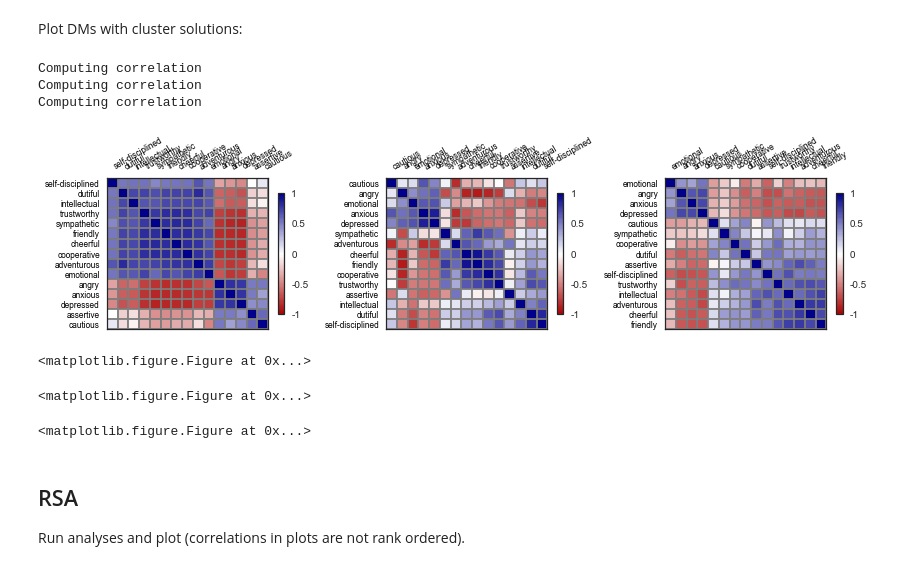
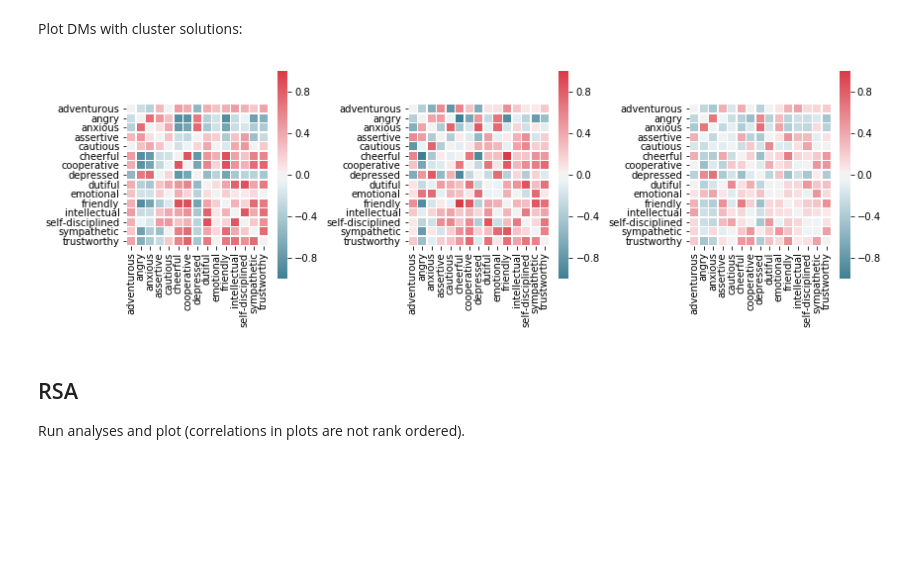
Before and after one commit to rystoli/rystoli.github.io, a Jupyter notebook: files/tl_study2.ipynb, the cells around one changed output. Cells and saved outputs as stored; diff of their text form; code cells hidden in the pictures; blank space fills up the shorter version.

```diff
--- a/files/tl_study2.ipynb
+++ b/files/tl_study2.ipynb
@@ -12,7 +12,12 @@ import statsmodels.api as sm
 from statsmodels.stats.mediation import Mediation
 import matplotlib.pyplot as plt
 import seaborn as sns
-from biokit.viz import corrplot
+
+def vec_rescale(vec, new_min, new_max):
+    '''
+    Rescale vector to new min and max value
+    '''
+    return (new_max - new_min) / ( max(vec) - min(vec) ) * (vec - max(vec)) + new_max
 # %% [markdown]
 ## Data prep
 
@@ -24,39 +29,39 @@ faces_raw = pd.pivot_table(pd.read_csv('./faces1_raw.csv'),
                        columns = 'Name',
                        values = 'Rating',
                        aggfunc = np.mean)
-facesDM = pdist(faces_raw.transpose(),metric='correlation')
+facesDM = 1 - pdist(faces_raw.transpose(),metric='correlation')
 
 # TraitCorrelations1 task - Subjective DM
 subjective_raw = pd.pivot_table(pd.read_csv('./traitcorr1_raw.csv'),
                        index = 'trait_pair',
                        values = 'similarity',
                        aggfunc = np.mean)
-subjectiveDM = (subjective_raw['similarity'].values - 8) * -1 #reverse code
+subjectiveDM = subjective_raw['similarity']
 
 # NEOPI Facets - Objective DM
 objective_raw = pd.read_csv('./facets_US.csv', index_col='SubjID')
-objectiveDM = pdist(objective_raw.transpose(),metric='correlation')
+objectiveDM = 1 - pdist(objective_raw.transpose(),metric='correlation')
 
 # Combine data
-fso = pd.DataFrame([ 1 - facesDM, 1 - subjectiveDM, 1 - objectiveDM ],
+fso = pd.DataFrame([ facesDM, subjectiveDM, objectiveDM ],
                   ['Faces','Subjective','Objective']).transpose()
 # %% [markdown]
 Plot DMs with cluster solutions:
 # %%
-# plot DMs
-fig, axs = plt.subplots(ncols=3,figsize=(12,3))
+# plot settings
+fig, axs = plt.subplots(ncols=3,figsize=(12,4))
 labels = faces_raw.columns.values
-corrplot.Corrplot(pd.DataFrame(squareform(fso['Faces']),columns=labels)).plot(method='color', ax=axs[0])
-corrplot.Corrplot(pd.DataFrame(squareform(fso['Subjective']),columns=labels)).plot(method='color', ax=axs[1])
-corrplot.Corrplot(pd.DataFrame(squareform(fso['Objective']),columns=labels)).plot(method='color', ax=axs[2])
+cmap = sns.diverging_palette(220, 10, as_cmap=True)
+
+sns.heatmap( pd.DataFrame(squareform(fso['Faces']), columns=labels, index=labels),
+            cmap=cmap, center=0, square=True, linewidths=.5, vmin=-1, vmax=1, ax=axs[0] )
+sns.heatmap( pd.DataFrame(squareform(vec_rescale(fso['Subjective'],-1,1)), columns=labels, index=labels),
+            cmap=cmap, center=0, square=True, linewidths=.5, vmin=-1, vmax=1, ax=axs[1] )
+sns.heatmap( pd.DataFrame(squareform(fso['Objective']), columns=labels, index=labels),
+            cmap=cmap, center=0, square=True, linewidths=.5, vmin=-1, vmax=1, ax=axs[2] )
+plt.tight_layout()
 # %% [output]
-Computing correlation
-Computing correlation
-Computing correlation
-[figure, old version]
+[figure, new version]
-<matplotlib.figure.Figure at 0x...>
-<matplotlib.figure.Figure at 0x...>
-<matplotlib.figure.Figure at 0x...>
 # %% [markdown]
 ## RSA
 
```
Also changed, not shown: parts of 1 cell of this notebook.
